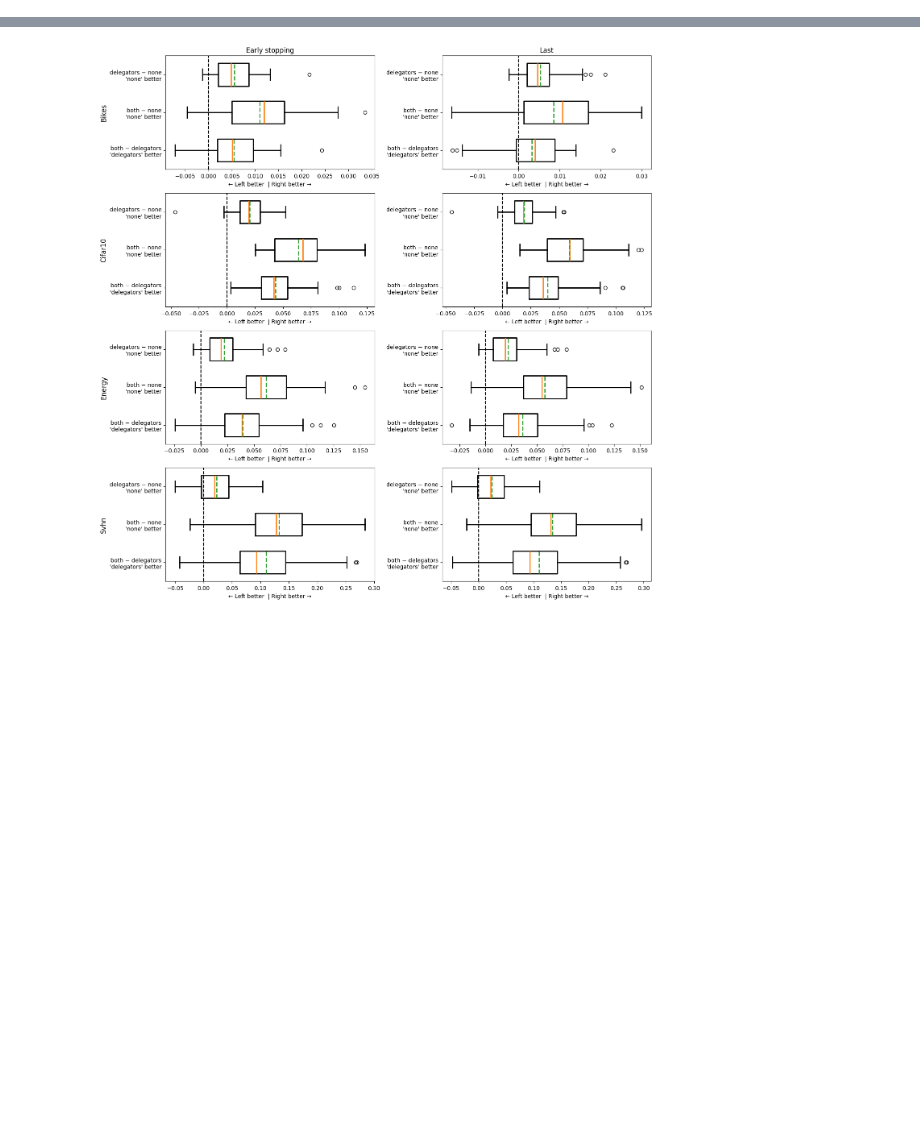
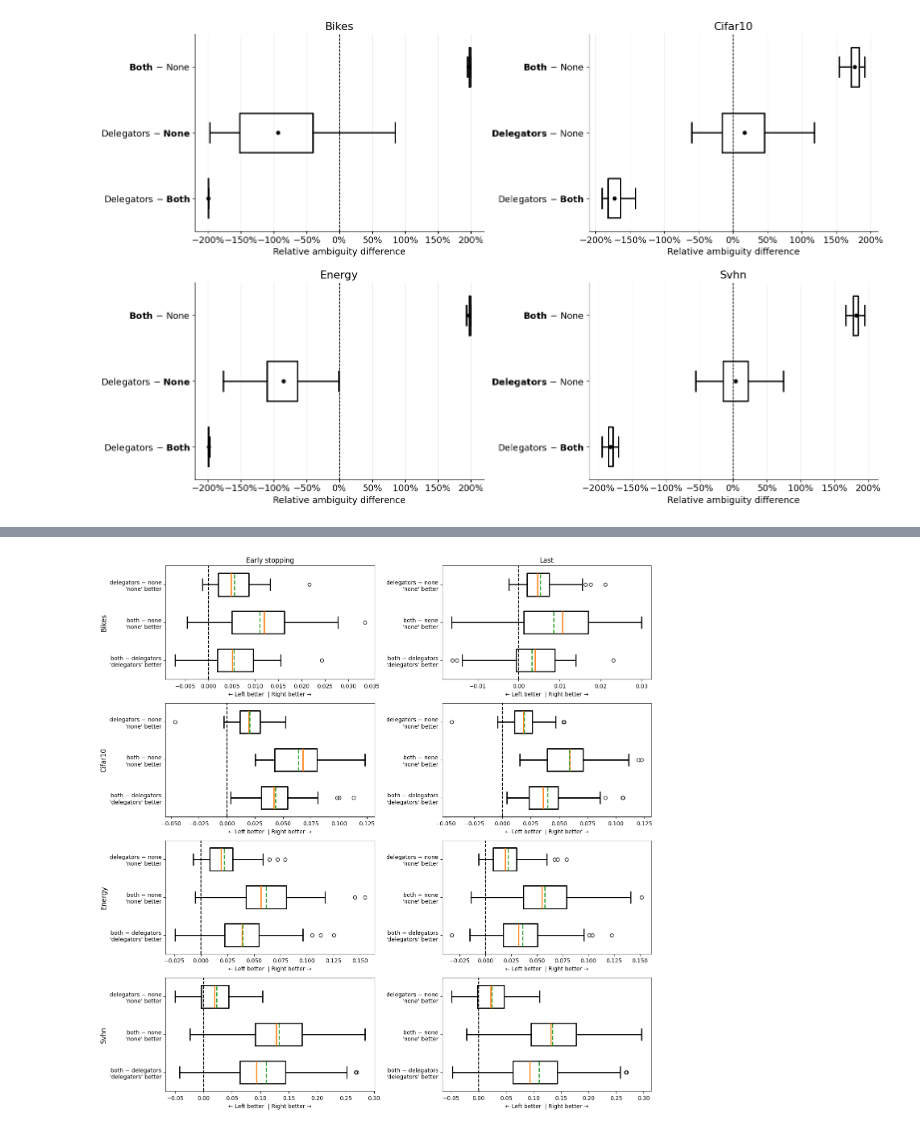
Before and after one commit to viktorvesely/liquid, a Jupyter notebook: liquid_jax/experiment_paired.ipynb, the cells around one changed output, grey strips where cells are left out. Cells and saved outputs as stored; diff of their text form; code cells hidden in the pictures; blank space fills up the shorter version.

```diff
--- a/liquid_jax/experiment_paired.ipynb
+++ b/liquid_jax/experiment_paired.ipynb
@@ -380,0 +841,29 @@ fig.tight_layout()
+# %%
+n_tasks = df["task"].nunique()
+
+fig, axs = plt.subplots(
+    2,
+    2,
+    figsize=(16, 10),
+    squeeze=False,
+)
+axs = axs.flat
+
+for i_task, (task, task_df) in enumerate(df.groupby("task")):
+    axl = axs[i_task]
+    axl.set_title(task, fontsize=12)
+
+    (
+        task_df
+        .pipe(select_early_stopping if early_stopping else select_last)
+        .pipe(add_metrics)
+        .pipe(pair_up)
+        .pipe(lambda df: pivot_to_metrics(df, "predictors_ambiguity"))
+        .pipe(lambda x: plot_relative_diff(x, axl, xlabel="Relative ambiguity difference", larger_better=True, cols=var_oi_values))
+    )
+
+scale_up_fonts(fig)
+
+fig.tight_layout(h_pad=2.0)
+# %% [output]
+[figure, added]
```
Also changed, not shown: parts of 21 cells of this notebook, 7 other files.
